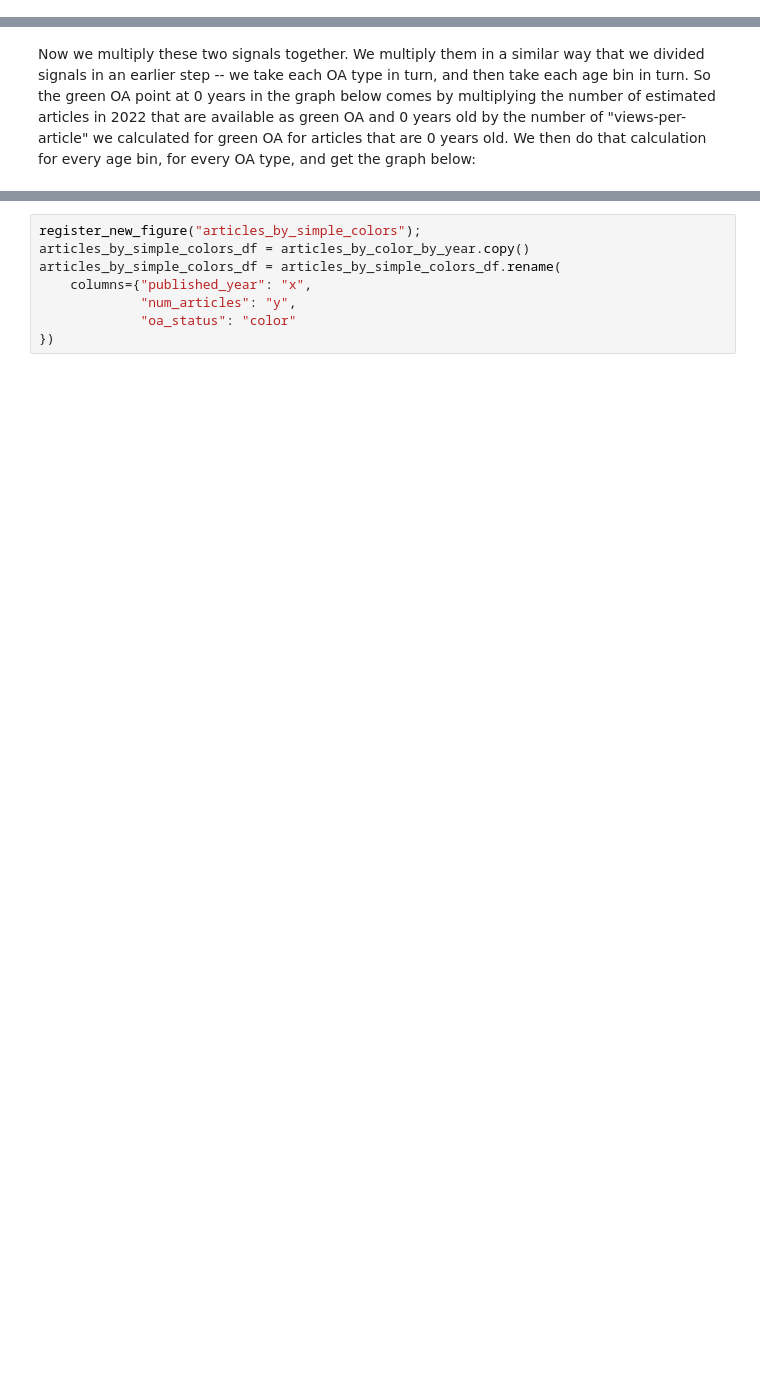
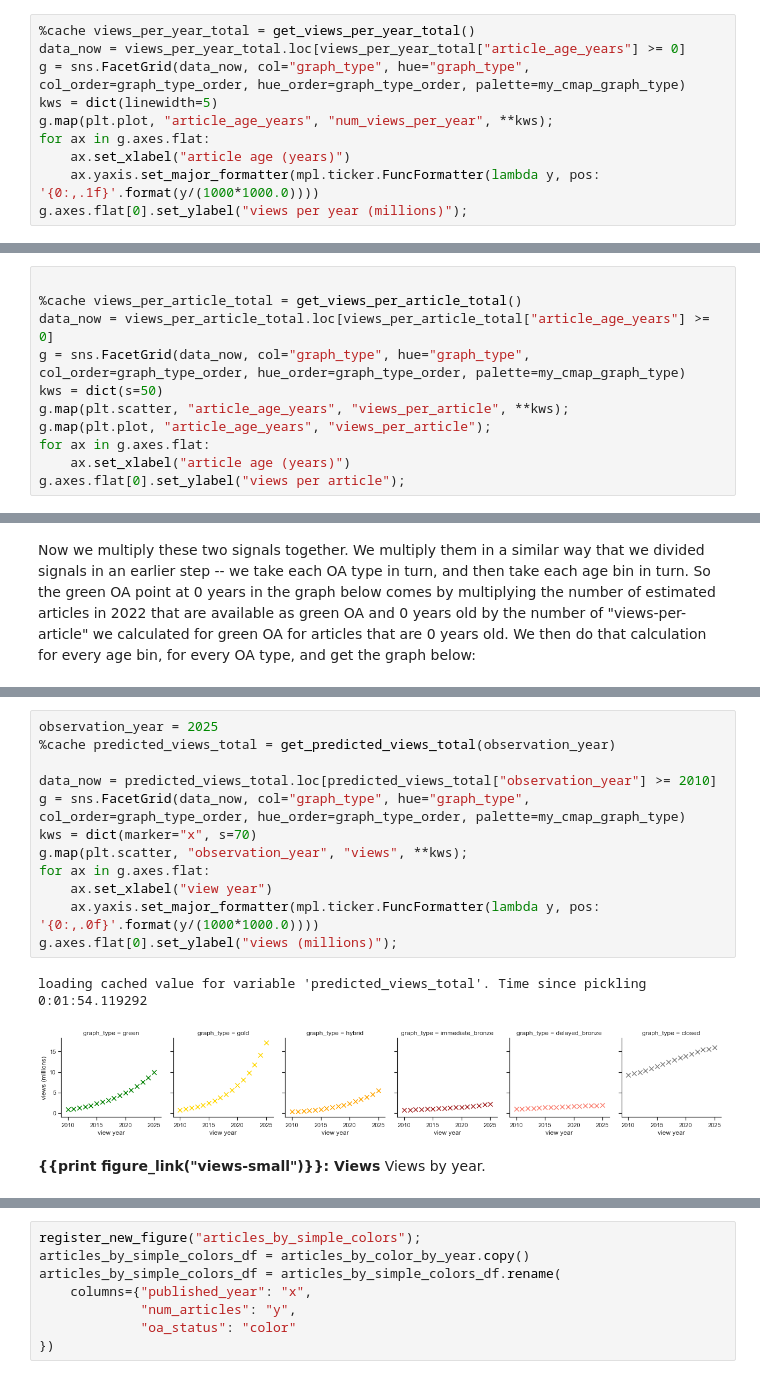
Before and after one commit to ourresearch/future-oa, a Jupyter notebook: manuscript.ipynb, the cells around one changed output, grey strips where cells are left out. Cells and saved outputs as stored; diff of their text form; blank space fills up the shorter version.

```diff
--- a/manuscript.ipynb
+++ b/manuscript.ipynb
@@ -2567,0 +2630,10 @@ make_zoom_in_plot("delayed_bronze")
+# %%
+%cache views_per_year_total = get_views_per_year_total()
+data_now = views_per_year_total.loc[views_per_year_total["article_age_years"] >= 0]
+g = sns.FacetGrid(data_now, col="graph_type", hue="graph_type", col_order=graph_type_order, hue_order=graph_type_order, palette=my_cmap_graph_type)
+kws = dict(linewidth=5)
+g.map(plt.plot, "article_age_years", "num_views_per_year", **kws);
+for ax in g.axes.flat:
+    ax.set_xlabel("article age (years)")
+    ax.yaxis.set_major_formatter(mpl.ticker.FuncFormatter(lambda y, pos: '{0:,.1f}'.format(y/(1000*1000.0))))
+g.axes.flat[0].set_ylabel("views per year (millions)");
@@ -2567,0 +2675,11 @@ make_zoom_in_plot("delayed_bronze")
+# %%
+
+%cache views_per_article_total = get_views_per_article_total()
+data_now = views_per_article_total.loc[views_per_article_total["article_age_years"] >= 0]
+g = sns.FacetGrid(data_now, col="graph_type", hue="graph_type", col_order=graph_type_order, hue_order=graph_type_order, palette=my_cmap_graph_type)
+kws = dict(s=50)
+g.map(plt.scatter, "article_age_years", "views_per_article", **kws);
+g.map(plt.plot, "article_age_years", "views_per_article");
+for ax in g.axes.flat:
+    ax.set_xlabel("article age (years)")
+g.axes.flat[0].set_ylabel("views per article");
@@ -2630,0 +2772,17 @@ loading cached value for variable 'predicted_views_by_pubdate_total'. Time since
+# %%
+observation_year = 2025
+%cache predicted_views_total = get_predicted_views_total(observation_year)
+
+data_now = predicted_views_total.loc[predicted_views_total["observation_year"] >= 2010]
+g = sns.FacetGrid(data_now, col="graph_type", hue="graph_type", col_order=graph_type_order, hue_order=graph_type_order, palette=my_cmap_graph_type)
+kws = dict(marker="x", s=70)
+g.map(plt.scatter, "observation_year", "views", **kws);
+for ax in g.axes.flat:
+    ax.set_xlabel("view year")
+    ax.yaxis.set_major_formatter(mpl.ticker.FuncFormatter(lambda y, pos: '{0:,.0f}'.format(y/(1000*1000.0))))
+g.axes.flat[0].set_ylabel("views (millions)");
+# %% [output]
+loading cached value for variable 'predicted_views_total'. Time since pickling  0:01:54.119292
+[figure, added]
+# %% [markdown]
+**{{print figure_link("views-small")}}: Views** Views by year.
```
Also changed, not shown: parts of 161 cells of this notebook, 1 other file.
